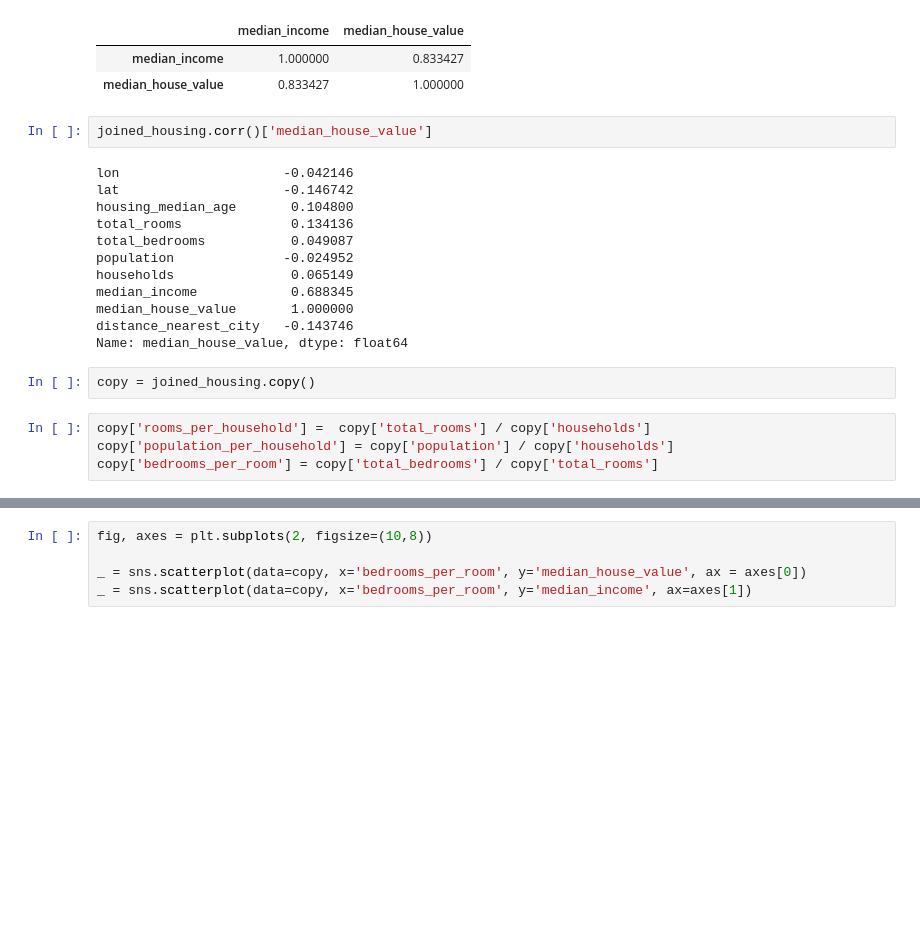
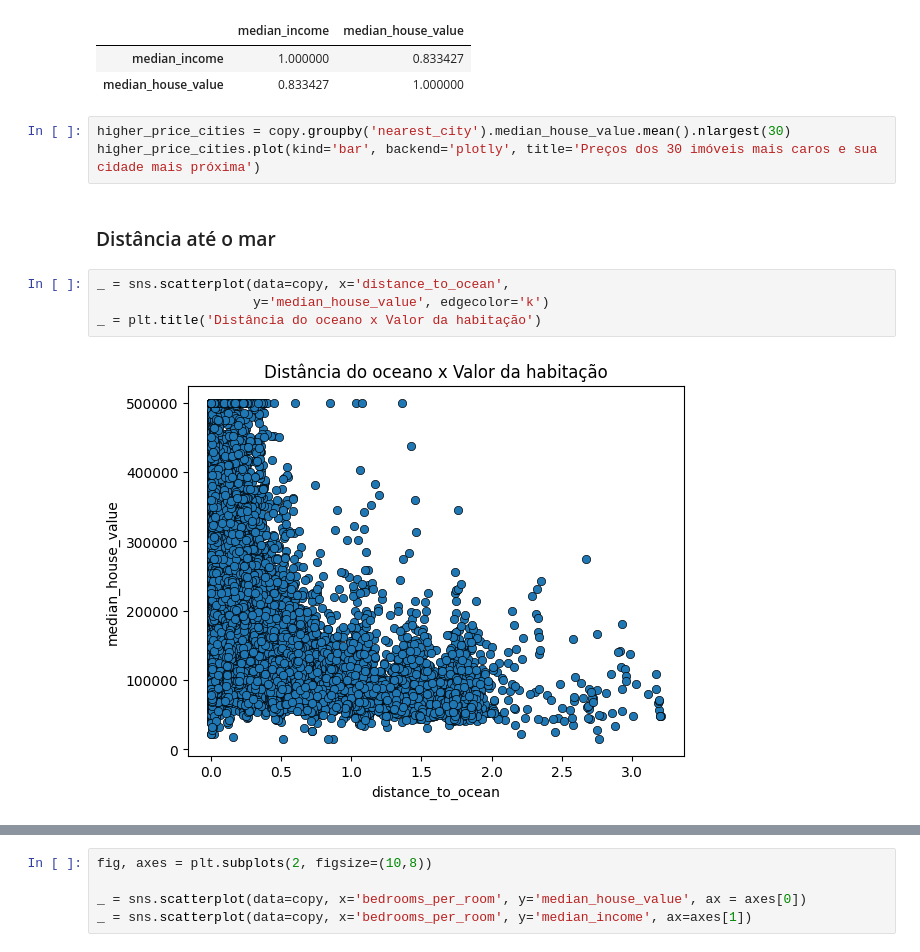
Before and after one commit to thepersonilike13/housing_prices_app, a Jupyter notebook: housing_prices_california.ipynb, the cells around one changed output, grey strips where cells are left out. Cells and saved outputs as stored; diff of their text form; blank space fills up the shorter version.

```diff
--- a/housing_prices_california.ipynb
+++ b/housing_prices_california.ipynb
@@ -571,23 +621,14 @@ groupby_nearest_city.corr()
 |  | median_income | median_house_value |
 | median_income | 1.000000 | 0.833427 |
 | median_house_value | 0.833427 | 1.000000 |
-# %%
-joined_housing.corr()['median_house_value']
-# %% [output]
-lon                     -0.042146
-lat                     -0.146742
-housing_median_age       0.104800
-total_rooms              0.134136
-total_bedrooms           0.049087
-population              -0.024952
-households               0.065149
-median_income            0.688345
-median_house_value       1.000000
-distance_nearest_city   -0.143746
-Name: median_house_value, dtype: float64
-# %%
-copy = joined_housing.copy()
-# %%
-copy['rooms_per_household'] =  copy['total_rooms'] / copy['households']
-copy['population_per_household'] = copy['population'] / copy['households']
-copy['bedrooms_per_room'] = copy['total_bedrooms'] / copy['total_rooms']
+# %%
+higher_price_cities = copy.groupby('nearest_city').median_house_value.mean().nlargest(30)
+higher_price_cities.plot(kind='bar', backend='plotly', title='Preços dos 30 imóveis mais caros e sua cidade mais próxima')
+# %% [markdown]
+### Distância até o mar
+# %%
+_ = sns.scatterplot(data=copy, x='distance_to_ocean',
+                    y='median_house_value', edgecolor='k')
+_ = plt.title('Distância do oceano x Valor da habitação')
+# %% [output]
+[figure, added]
```
Also changed, not shown: parts of 33 cells of this notebook, 12 other files.
